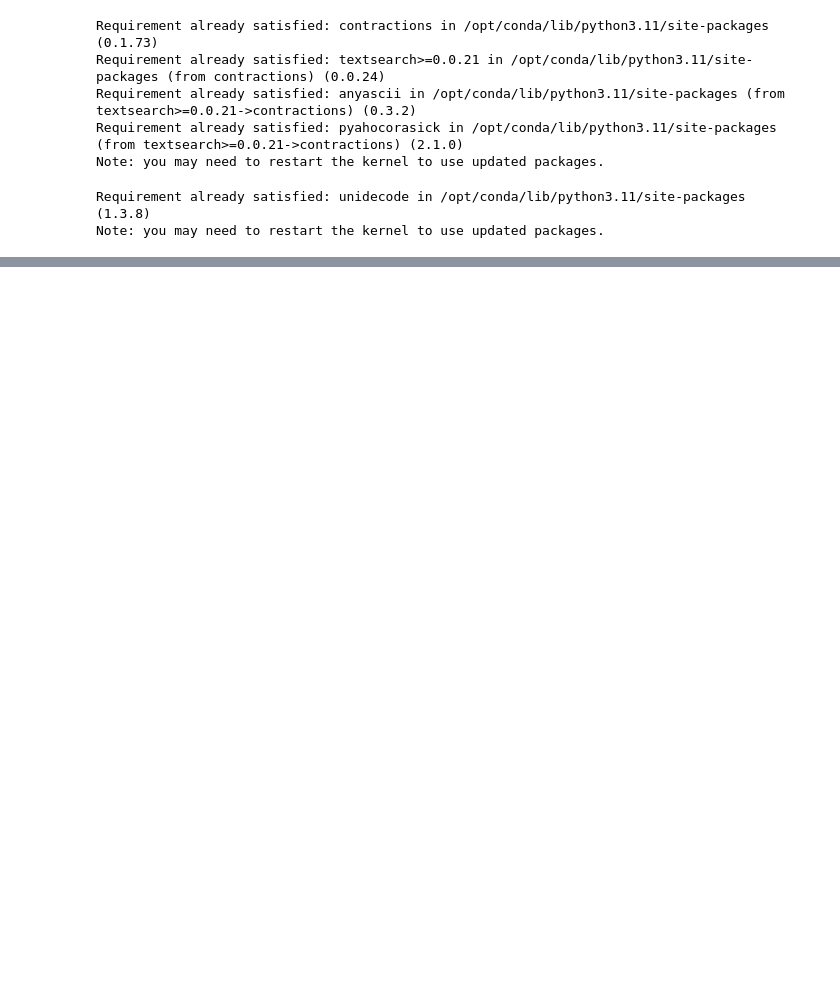
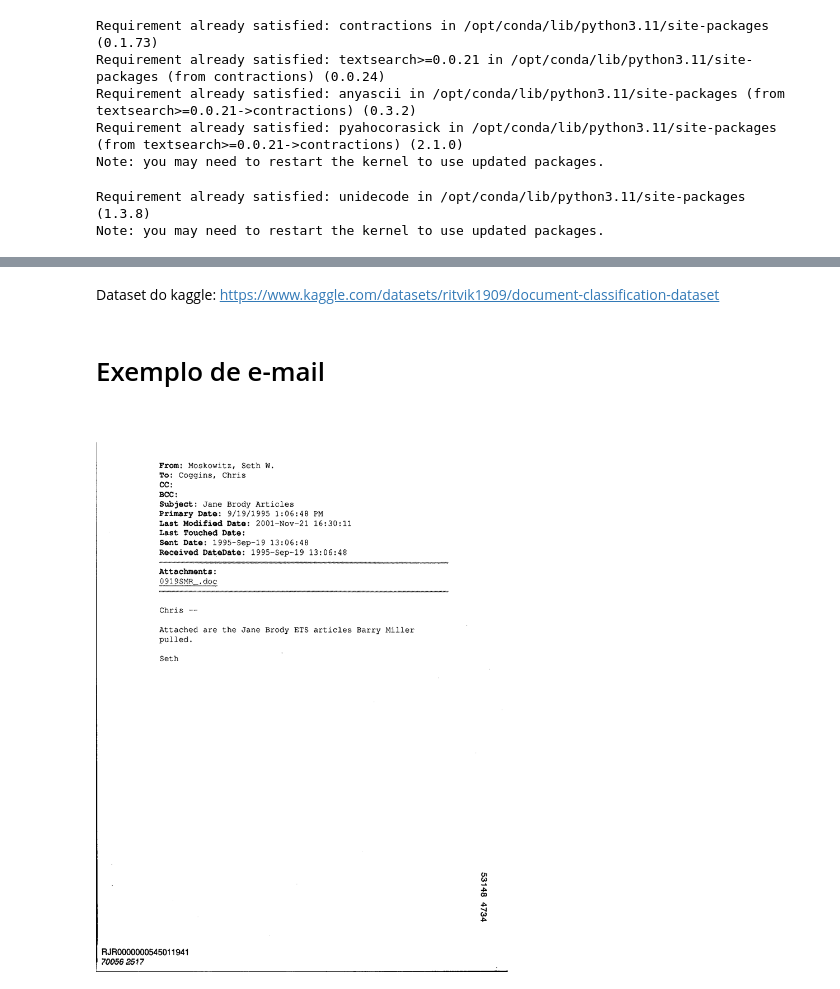
Before and after one commit to kaiomudkt/projeto_Machine_Learning, a Jupyter notebook: classificador_documentos_v1.ipynb, the cells around one changed output, grey strips where cells are left out. Cells and saved outputs as stored; diff of their text form; code cells hidden in the pictures; blank space fills up the shorter version.

```diff
--- a/classificador_documentos_v1.ipynb
+++ b/classificador_documentos_v1.ipynb
@@ -83,0 +221,10 @@ ModuleNotFoundError: No module named 'nltk'
+# %% [markdown]
+Dataset do kaggle: https://www.kaggle.com/datasets/ritvik1909/document-classification-dataset
+# %% [markdown]
+# Exemplo de e-mail
+# %%
+path = "dataset/www-kaggle-com_datasets_ritvik1909_document-classification-dataset/email/doc_000042.png"
+image = Image.open(path)
+image
+# %% [output]
+[figure, added]
```
Also changed, not shown: parts of 17 cells of this notebook, 3 other files.
